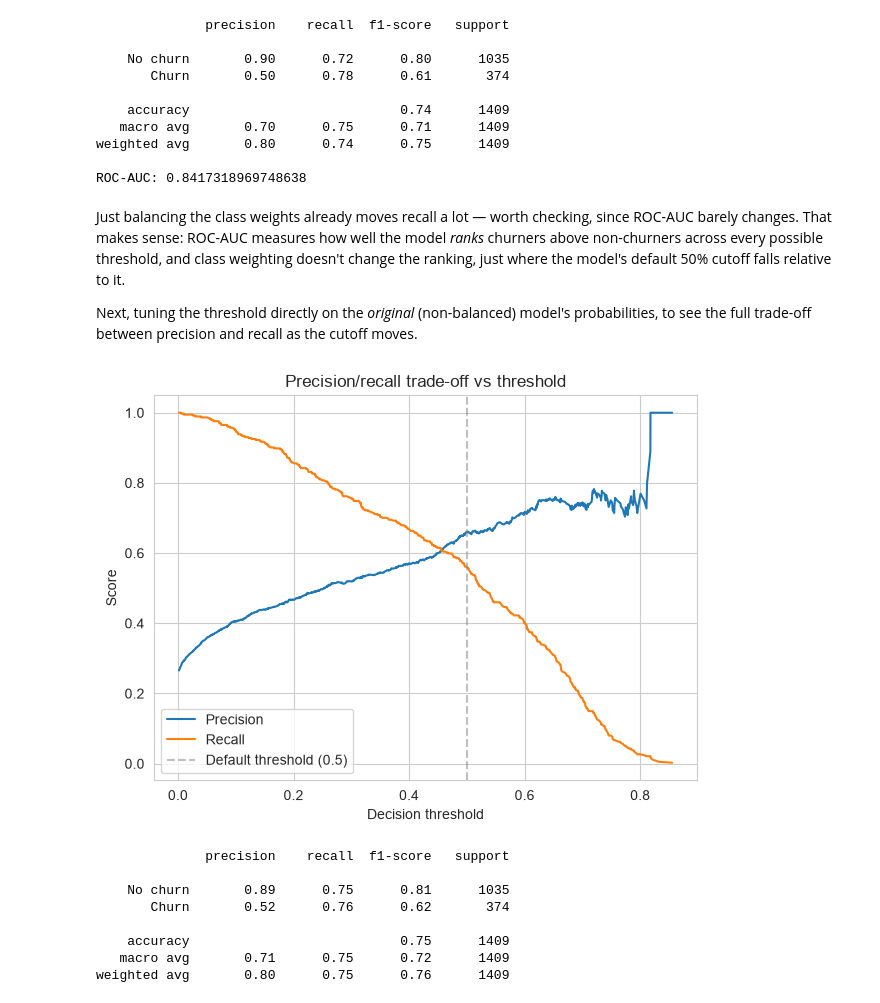
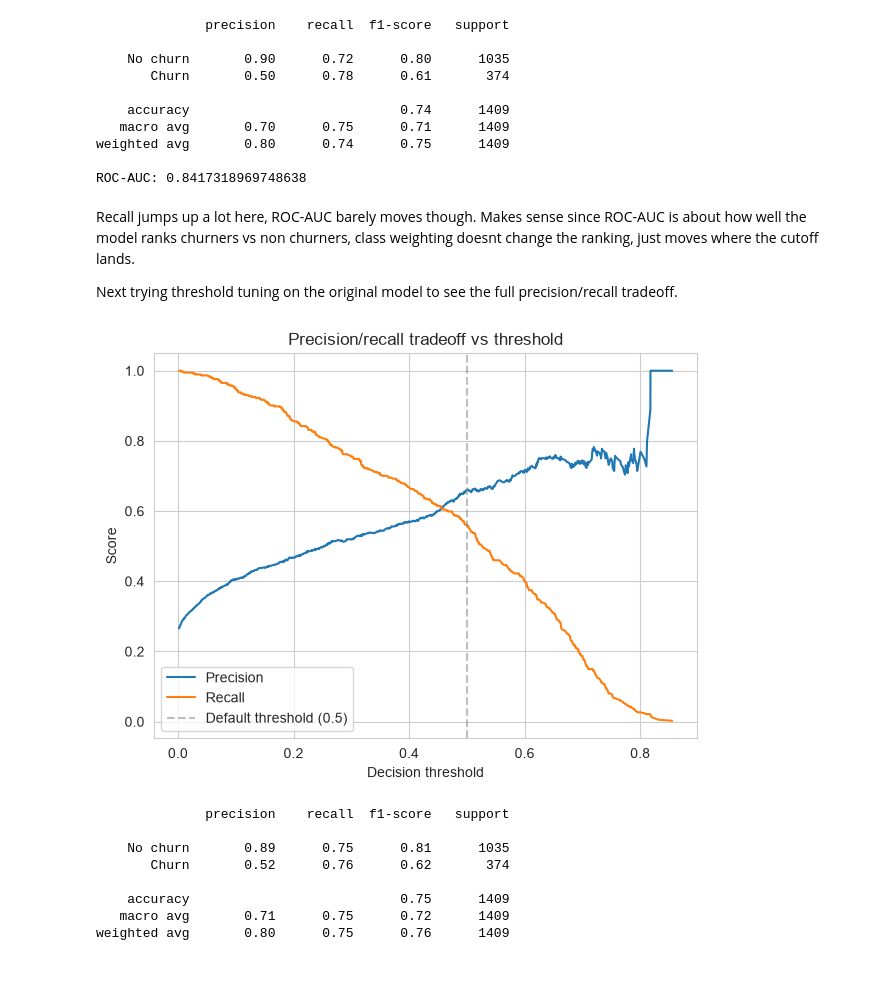
Before and after one commit to amirajsingh6/customer-churn-prediction, a Jupyter notebook: notebooks/churn_prediction.ipynb, the cells around one changed output. Cells and saved outputs as stored; diff of their text form; code cells hidden in the pictures; blank space fills up the shorter version.

```diff
--- a/notebooks/churn_prediction.ipynb
+++ b/notebooks/churn_prediction.ipynb
@@ -306,26 +304,26 @@ weighted avg       0.80      0.74      0.75      1409
 
 ROC-AUC: 0.8417318969748638
 # %% [markdown]
-Just balancing the class weights already moves recall a lot — worth checking, since ROC-AUC barely changes. That makes sense: ROC-AUC measures how well the model *ranks* churners above non-churners across every possible threshold, and class weighting doesn't change the ranking, just where the model's default 50% cutoff falls relative to it.
+Recall jumps up a lot here, ROC-AUC barely moves though. Makes sense since ROC-AUC is about how well the model ranks churners vs non churners, class weighting doesnt change the ranking, just moves where the cutoff lands.
 
-Next, tuning the threshold directly on the *original* (non-balanced) model's probabilities, to see the full trade-off between precision and recall as the cutoff moves.
+Next trying threshold tuning on the original model to see the full precision/recall tradeoff.
 # %%
 from sklearn.metrics import precision_recall_curve
 
 precisions, recalls, thresholds = precision_recall_curve(y_test, y_proba_lr)
 
 plt.figure(figsize=(7, 5))
 plt.plot(thresholds, precisions[:-1], label="Precision")
 plt.plot(thresholds, recalls[:-1], label="Recall")
 plt.axvline(0.5, color="gray", linestyle="--", alpha=0.5, label="Default threshold (0.5)")
 plt.xlabel("Decision threshold")
 plt.ylabel("Score")
-plt.title("Precision/recall trade-off vs threshold")
+plt.title("Precision/recall tradeoff vs threshold")
 plt.legend()
 plt.savefig("../results/threshold_tuning.png", bbox_inches="tight")
 plt.show()
 # %% [output]
-[figure, old version]
+[figure, new version]
 # %%
 threshold = 0.3
 y_pred_thresh = (y_proba_lr >= threshold).astype(int)
```
Also changed, not shown: parts of 24 cells of this notebook, 1 other file.
